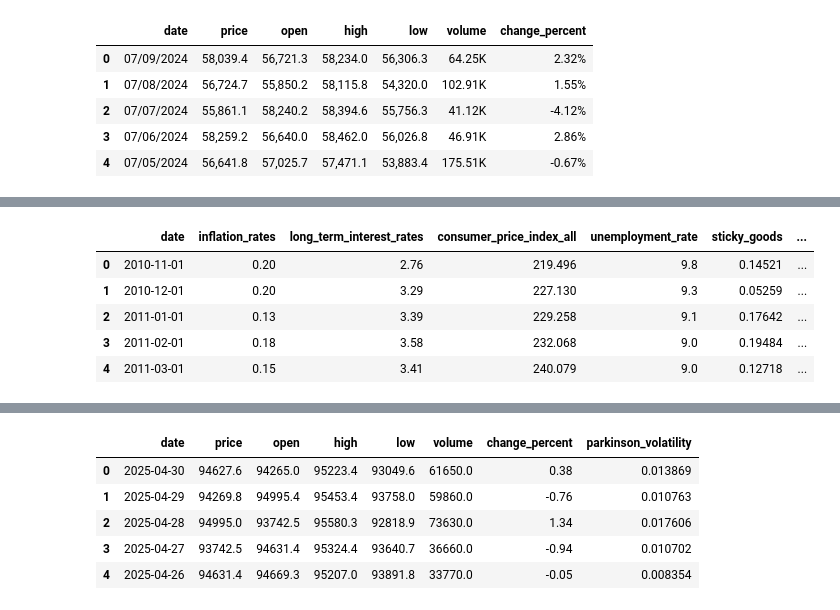
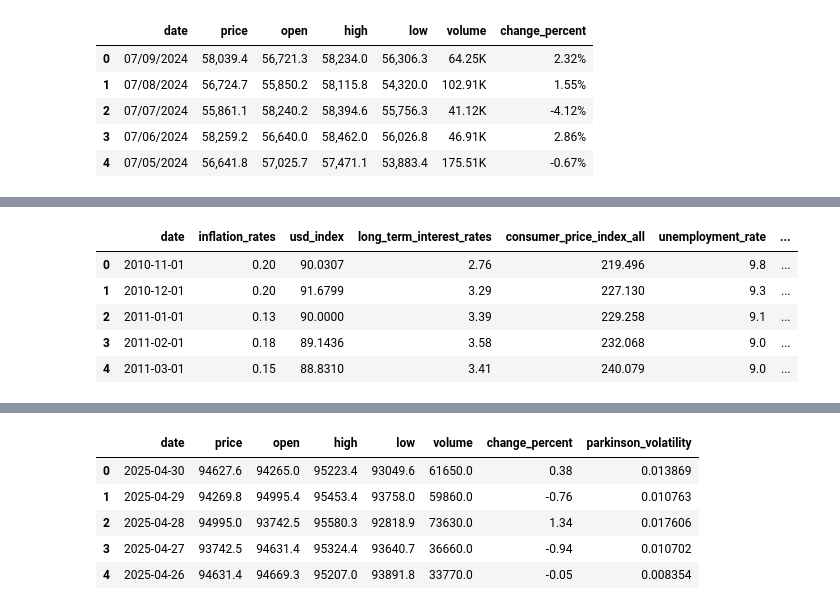
Before and after one commit to blairjdaniel/fintech_fraud, a Jupyter notebook: notebooks/data_import.ipynb, the cells around one changed output, grey strips where cells are left out. Saved outputs shown, nothing was run; the diff lists cells and outputs as text; code cells hidden in the pictures.

```diff
--- a/notebooks/data_import.ipynb
+++ b/notebooks/data_import.ipynb
@@ -150,6 +123,8 @@ clean_df = first_day_df.dropna(subset=cols_to_check)
+# %%
+df = pd.read_csv('/Users/blairjdaniel/fintech_fraud/data/finding/metrics.csv')
 # %%
 # Fill all NaN values with 0
-clean_df_filled = clean_df.fillna(0)
+clean_df_filled = df.fillna(0)
 # %%
 clean_df_filled.info()
 # %% [output]
@@ -183,11 +162,11 @@ clean_df_filled.describe()
 # %%
-fed_data = clean_df_filled.drop(columns=['gdp'])
+fed_data = clean_df_filled.drop(columns=['Unnamed: 0', 'gold_mining'])
 fed_data.head()
 # %% [output]
-|  | date | inflation_rates | long_term_interest_rates | consumer_price_index_all | unemployment_rate | sticky_goods | ... |
-| 0 | 2010-11-01 | 0.20 | 2.76 | 219.496 | 9.8 | 0.14521 | ... |
-| 1 | 2010-12-01 | 0.20 | 3.29 | 227.130 | 9.3 | 0.05259 | ... |
-| 2 | 2011-01-01 | 0.13 | 3.39 | 229.258 | 9.1 | 0.17642 | ... |
-| 3 | 2011-02-01 | 0.18 | 3.58 | 232.068 | 9.0 | 0.19484 | ... |
-| 4 | 2011-03-01 | 0.15 | 3.41 | 240.079 | 9.0 | 0.12718 | ... |
+|  | date | inflation_rates | usd_index | long_term_interest_rates | consumer_price_index_all | unemployment_rate | ... |
+| 0 | 2010-11-01 | 0.20 | 90.0307 | 2.76 | 219.496 | 9.8 | ... |
+| 1 | 2010-12-01 | 0.20 | 91.6799 | 3.29 | 227.130 | 9.3 | ... |
+| 2 | 2011-01-01 | 0.13 | 90.0000 | 3.39 | 229.258 | 9.1 | ... |
+| 3 | 2011-02-01 | 0.18 | 89.1436 | 3.58 | 232.068 | 9.0 | ... |
+| 4 | 2011-03-01 | 0.15 | 88.8310 | 3.41 | 240.079 | 9.0 | ... |
 # %%
```
Also changed, not shown: parts of 45 cells of this notebook.
